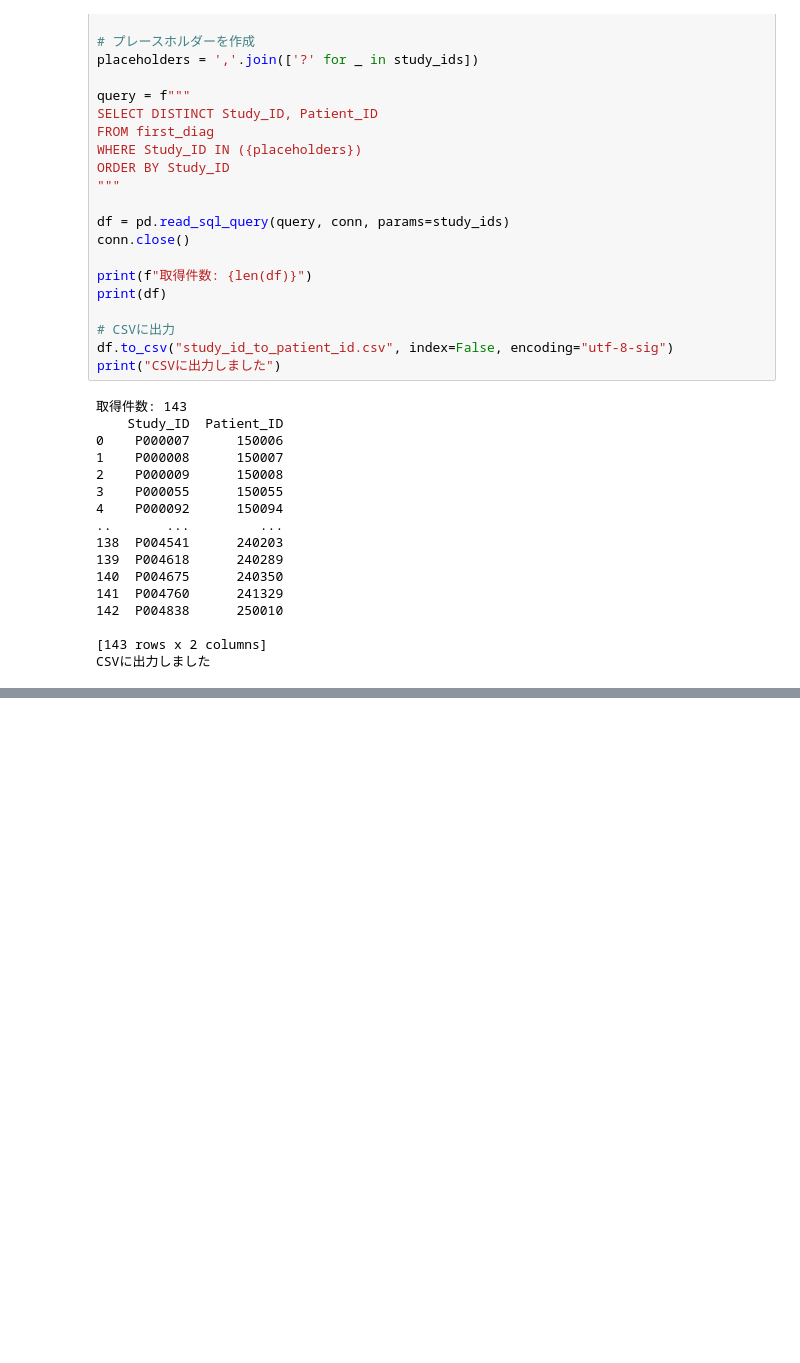
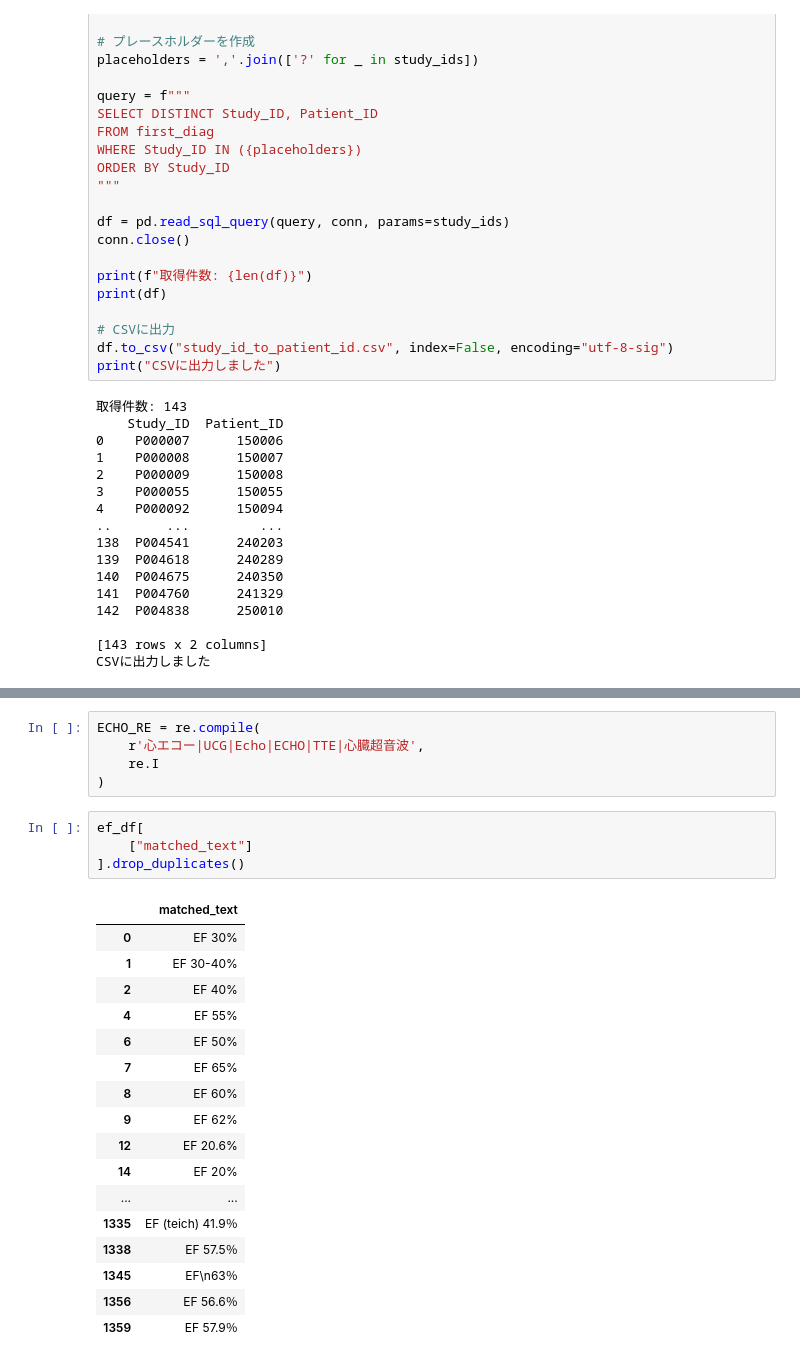
Before and after one commit to charimuna/Hana_research, a Jupyter notebook: notebook/EF_karte.ipynb, the cells around one changed output, grey strips where cells are left out. Drawn from its saved outputs; the diff is of its cells as text; blank space fills up the shorter version.

```diff
--- a/notebook/EF_karte.ipynb
+++ b/notebook/EF_karte.ipynb
@@ -904,0 +1253,27 @@ CSVに出力しました
+# %%
+ECHO_RE = re.compile(
+    r'心エコー|UCG|Echo|ECHO|TTE|心臓超音波',
+    re.I
+)
+# %%
+ef_df[
+    ["matched_text"]
+].drop_duplicates()
+# %% [output]
+|  | matched_text |
+| 0 | EF 30% |
+| 1 | EF 30-40% |
+| 2 | EF 40% |
+| 4 | EF 55% |
+| 6 | EF 50% |
+| 7 | EF 65% |
+| 8 | EF 60% |
+| 9 | EF 62% |
+| 12 | EF 20.6% |
+| 14 | EF 20% |
+| ... | ... |
+| 1335 | EF (teich) 41.9％ |
+| 1338 | EF 57.5％ |
+| 1345 | EF\n63％ |
+| 1356 | EF 56.6％ |
+| 1359 | EF 57.9％ |
```
Also changed, not shown: parts of 34 cells of this notebook, 5 other files.
